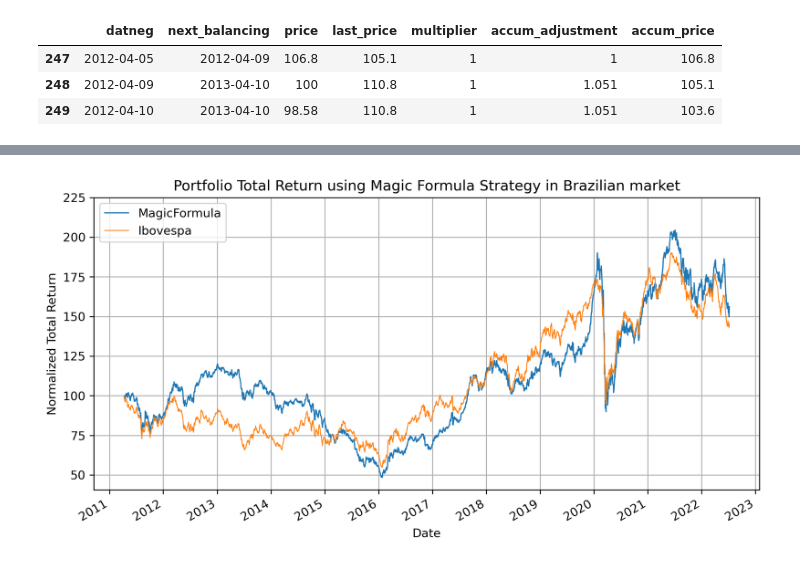
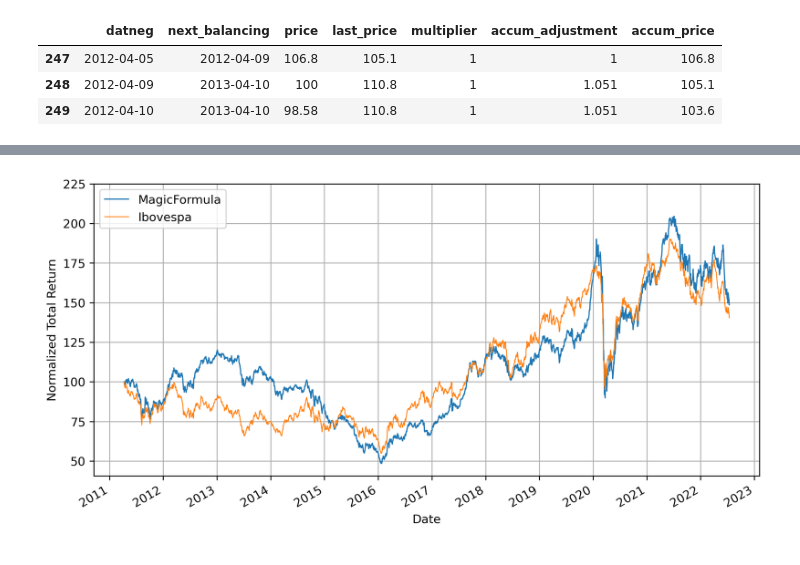
Before and after one commit to AlgebraQuant/MagicFormula, a Jupyter notebook: src/7_total_return.ipynb, the cells around one changed output, grey strips where cells are left out. Saved outputs shown, nothing was run; the diff lists cells and outputs as text; code cells hidden in the pictures.

Commit message:
plot update

```diff
--- a/src/7_total_return.ipynb
+++ b/src/7_total_return.ipynb
@@ -223,17 +223,17 @@ df_portfolio[['MagicFormula', 'Ibovespa']].plot()
 # %%
 # Adjusted plot
 df_portfolio['MagicFormula'].plot(linestyle='-', linewidth = 1, label='MagicFormula')
 df_portfolio['Ibovespa'].plot(linestyle='-', linewidth = .75, label='Ibovespa')
-plt.title('Portfolio Total Return applying Magic Formula Strategy in the Brazilian market')
+# plt.title('Portfolio Total Return applying Magic Formula Strategy in the Brazilian market')
 plt.ylabel('Normalized Total Return')
 plt.yticks(np.arange(50, 250, step=25))
 plt.xlabel('Date')
 # plt.yscale('log')
 plt.legend(loc='upper left')
 plt.grid(True)
 locator = mdate.YearLocator()
 plt.gca().xaxis.set_major_locator(locator)
 plt.gcf().autofmt_xdate()
 plt.savefig('../reports/images/magic_ibov.jpg', dpi=300, transparent=False)
 # %% [output]
-[figure, old version]
+[figure, new version]
```
Also changed, not shown: parts of 11 cells of this notebook, 3 other files.
